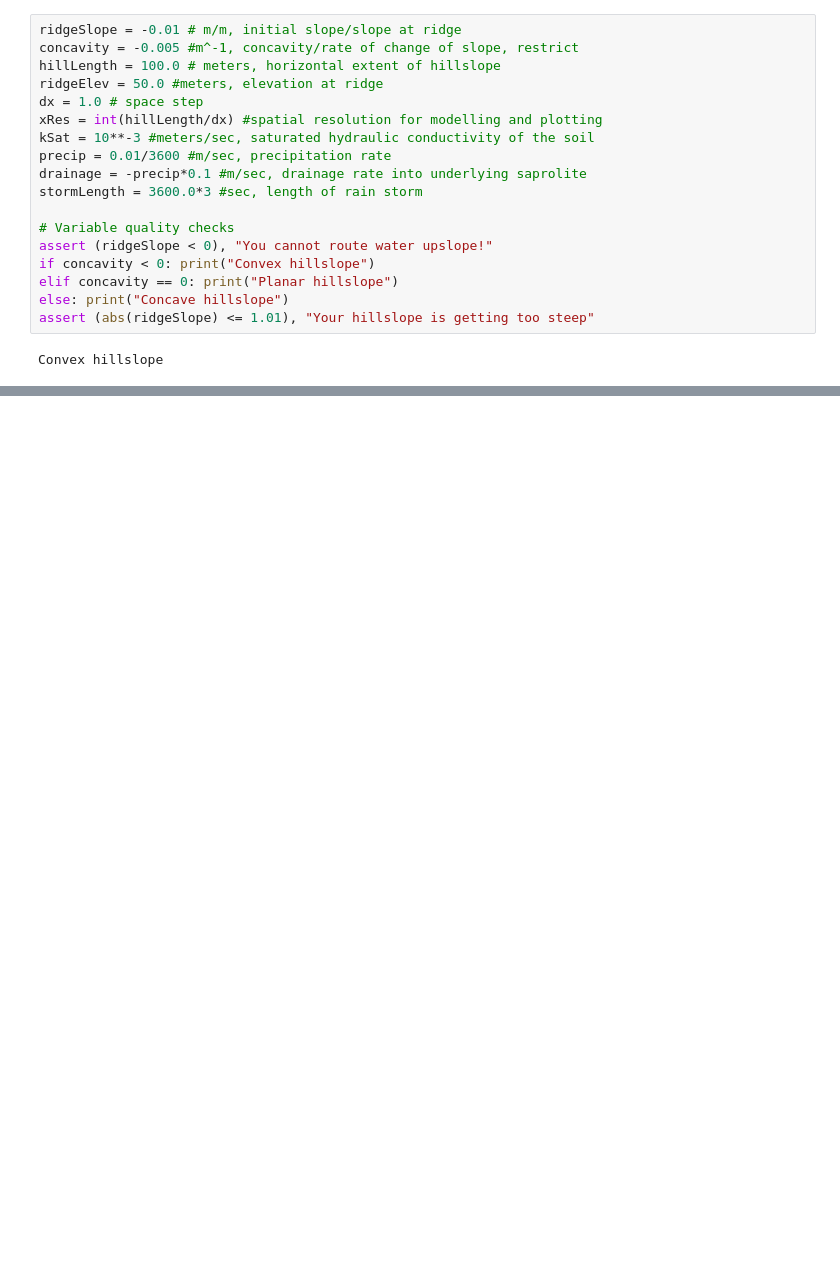
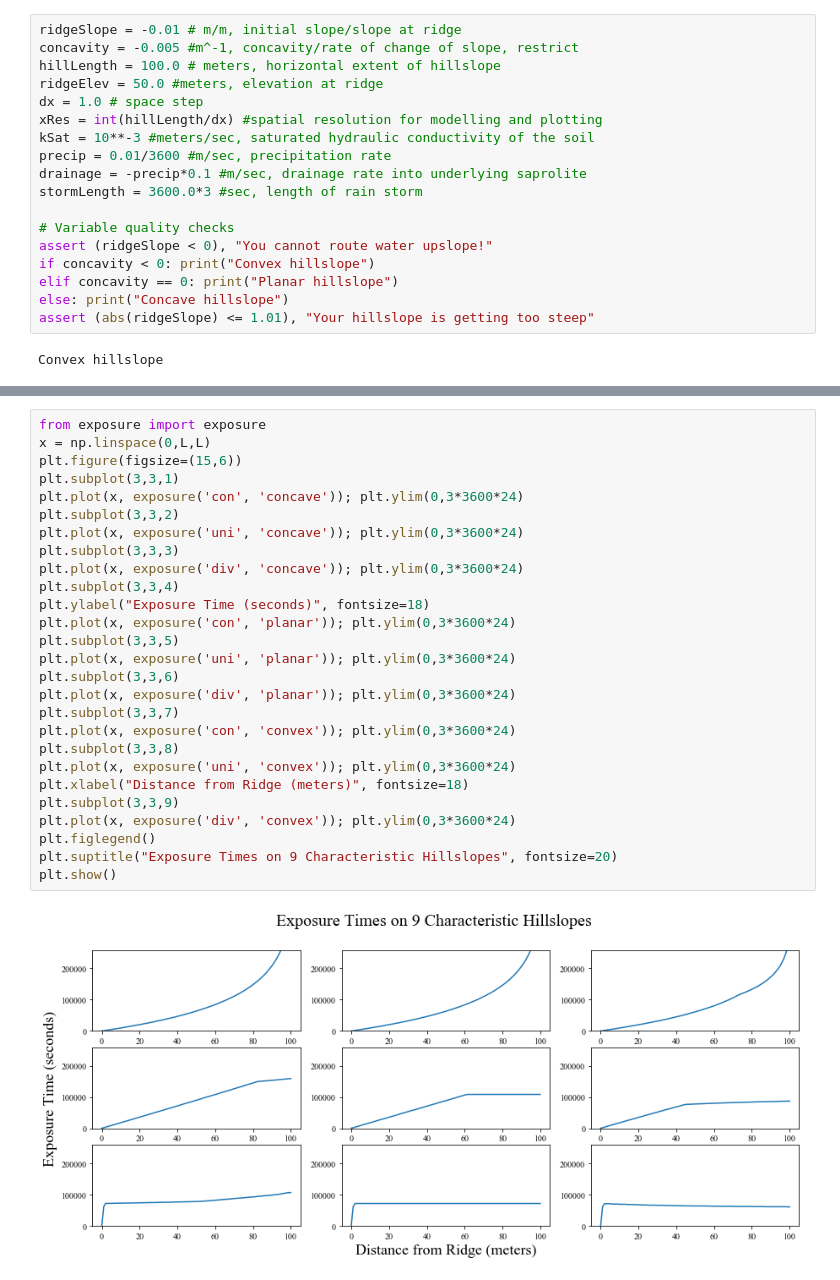
Before and after one commit to elischwat/Hillslope-Hydrology-and-Geomorphology, a Jupyter notebook: Hillslope Hydrology.ipynb, the cells around one changed output, grey strips where cells are left out. Saved outputs shown, nothing was run; the diff lists cells and outputs as text; blank space fills up the shorter version.

```diff
--- a/Hillslope Hydrology.ipynb
+++ b/Hillslope Hydrology.ipynb
@@ -99,0 +244,29 @@ Convergent hillslope
+# %%
+from exposure import exposure
+x = np.linspace(0,L,L)
+plt.figure(figsize=(15,6))
+plt.subplot(3,3,1)
+plt.plot(x, exposure('con', 'concave')); plt.ylim(0,3*3600*24)
+plt.subplot(3,3,2)
+plt.plot(x, exposure('uni', 'concave')); plt.ylim(0,3*3600*24)
+plt.subplot(3,3,3)
+plt.plot(x, exposure('div', 'concave')); plt.ylim(0,3*3600*24)
+plt.subplot(3,3,4)
+plt.ylabel("Exposure Time (seconds)", fontsize=18)
+plt.plot(x, exposure('con', 'planar')); plt.ylim(0,3*3600*24)
+plt.subplot(3,3,5)
+plt.plot(x, exposure('uni', 'planar')); plt.ylim(0,3*3600*24)
+plt.subplot(3,3,6)
+plt.plot(x, exposure('div', 'planar')); plt.ylim(0,3*3600*24)
+plt.subplot(3,3,7)
+plt.plot(x, exposure('con', 'convex')); plt.ylim(0,3*3600*24)
+plt.subplot(3,3,8)
+plt.plot(x, exposure('uni', 'convex')); plt.ylim(0,3*3600*24)
+plt.xlabel("Distance from Ridge (meters)", fontsize=18)
+plt.subplot(3,3,9)
+plt.plot(x, exposure('div', 'convex')); plt.ylim(0,3*3600*24)
+plt.figlegend()
+plt.suptitle("Exposure Times on 9 Characteristic Hillslopes", fontsize=20)
+plt.show()
+# %% [output]
+[figure, added]
```
Also changed, not shown: parts of 22 cells of this notebook, 1 other file.
